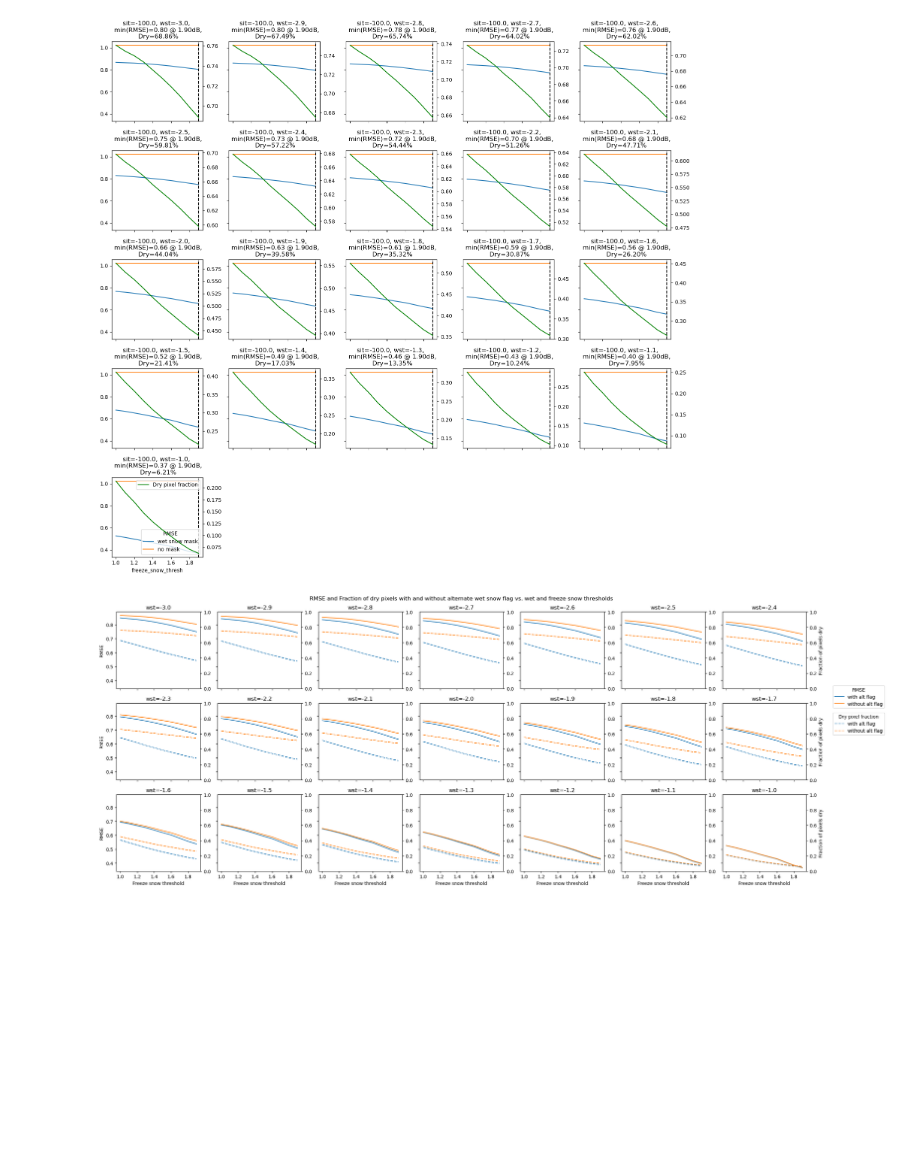
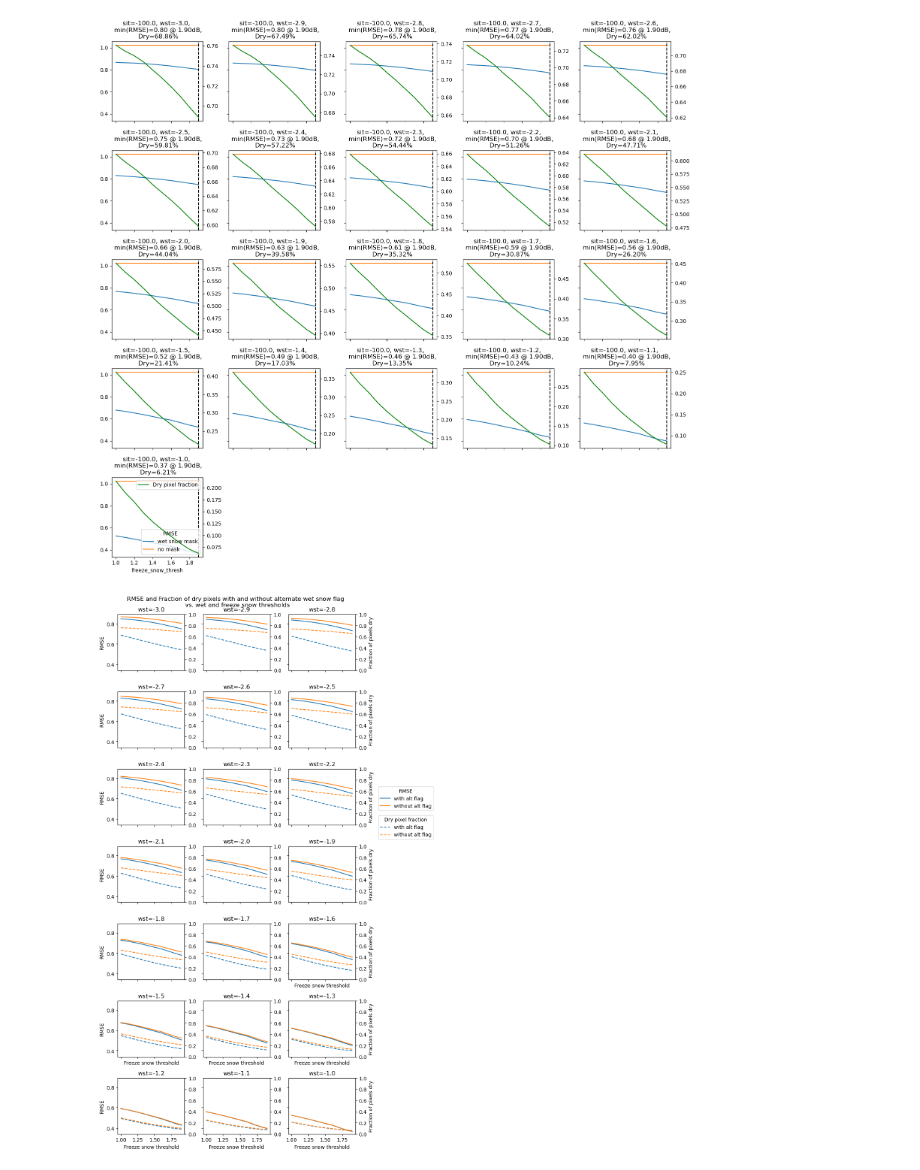
Before and after one commit to SnowEx/spicy-snow, a Jupyter notebook: contrib/gagliano/wet_snow_plot_rmse.ipynb, the cells around one changed output. Saved outputs shown, nothing was run; the diff lists cells and outputs as text; code cells hidden in the pictures; blank space fills up the shorter version.

Commit message:
fix figure size creation

```diff
--- a/contrib/gagliano/wet_snow_plot_rmse.ipynb
+++ b/contrib/gagliano/wet_snow_plot_rmse.ipynb
@@ -38,7 +38,7 @@ all_rmse = xr.concat([wet_snow,all_snow],'wet_or_all')
 # %%
 #wet_snow.sel(SI_thresh=0).plot.contour(levels=10,linestyle='--',color='black')
 # %%
-f,ax=plt.subplots(2,2,figsize=(9,9),sharex=True,sharey=True)
+f,ax=plt.subplots(2,2,figsize=(6,6),sharex=True,sharey=True)
 wet_snow.sel(SI_thresh=0).plot(ax=ax[0,0],vmin=0.3,vmax=0.9)
 frac_valid.sel(SI_thresh=0).plot(ax=ax[0,1],vmin=0,vmax=1)
 
@@ -116,38 +116,39 @@ plt.tight_layout()
 [figure]
 # %%
 #sit = 0
-col_wrap = 7
+col_wrap = 3
 counter = 0
 f=wet_snow.plot(hue='SI_thresh',col='wet_snow_thresh',col_wrap=col_wrap,sharey=True,add_legend=False)
+f.fig.set_size_inches(8,16) #10,21
 
 for wst,ax in zip(all_rmse.wet_snow_thresh,f.axs.ravel()):
     frac_ax = ax.twinx()
     fv = frac_valid.sel(wet_snow_thresh=wst).plot(ax=frac_ax,hue='SI_thresh',label='dry pixel fraction',linestyle='--',add_legend=False)
     frac_ax.set_ylim([0,1])
     frac_ax.set_title('')
     #ax.axvline(wet_snow.sel(SI_thresh=sit,wet_snow_thresh=wst).idxmin(),color='black',linestyle='--')
     ax.set_title('')
     dry_percent = 100*frac_valid.sel(SI_thresh=sit,wet_snow_thresh=wst,freeze_snow_thresh=float(wet_snow.sel(SI_thresh=sit,wet_snow_thresh=wst).idxmin()))
     ax.set_title(f'wst={wst:0.1f}')
 
     if np.mod(counter,col_wrap) == 0:
         ax.set_ylabel('RMSE')
     if np.mod(counter,col_wrap) == col_wrap-1:
         frac_ax.set_ylabel('Fraction of pixels dry')
     if wst > -1.69:
         ax.set_xlabel('Freeze snow threshold')
     counter = counter + 1
 
 
 
 
-f.fig.legend(labels=['with alt flag','without alt flag'], title= 'RMSE', loc='lower right',bbox_to_anchor=(1.08, 0.6))
-f.fig.legend(handles=fv,labels=['with alt flag','without alt flag'], title='Dry pixel fraction', loc='upper right',bbox_to_anchor=(1.08, 0.6))
+f.fig.legend(labels=['with alt flag','without alt flag'], title= 'RMSE', loc='lower right',bbox_to_anchor=(1.2, 0.6))
+f.fig.legend(handles=fv,labels=['with alt flag','without alt flag'], title='Dry pixel fraction', loc='upper right',bbox_to_anchor=(1.2, 0.6))
 
-f.fig.suptitle('RMSE and Fraction of dry pixels with and without alternate wet snow flag vs. wet and freeze snow thresholds')
+f.fig.suptitle('RMSE and Fraction of dry pixels with and without alternate wet snow flag \n vs. wet and freeze snow thresholds')
 
 plt.tight_layout()
 
 f.fig.savefig('figures/RMSE_fracdry_subplots.png',dpi=600)
 # %% [output]
-[figure, old version]
+[figure, new version]
```
Also changed, not shown: parts of 1 cell of this notebook.
